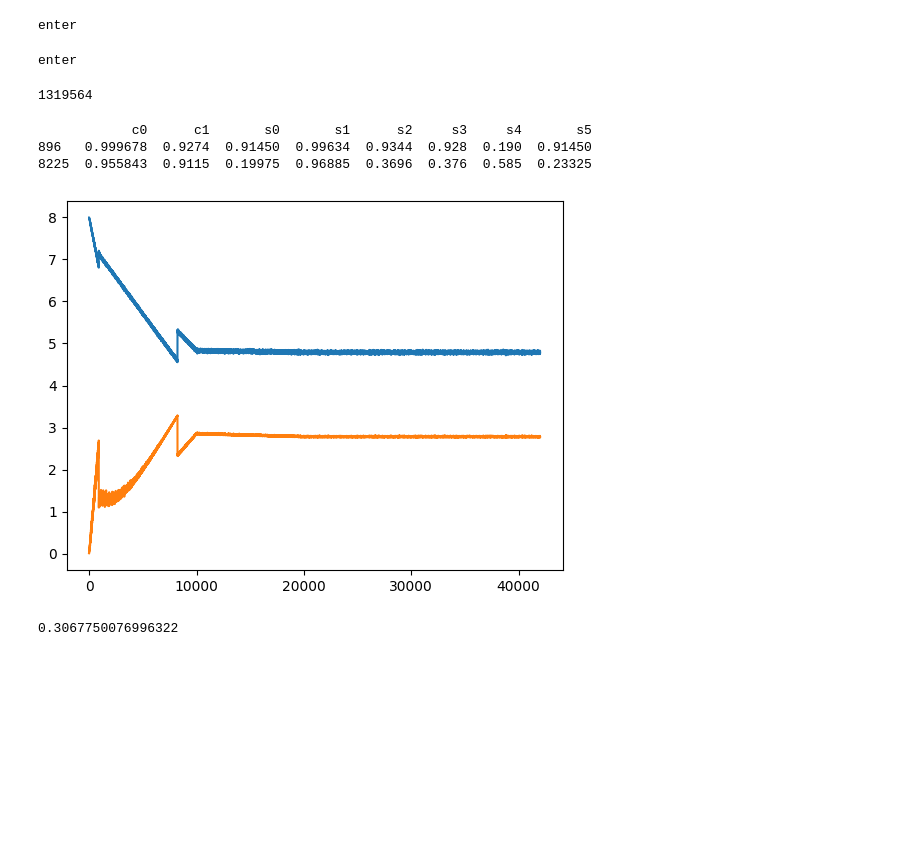
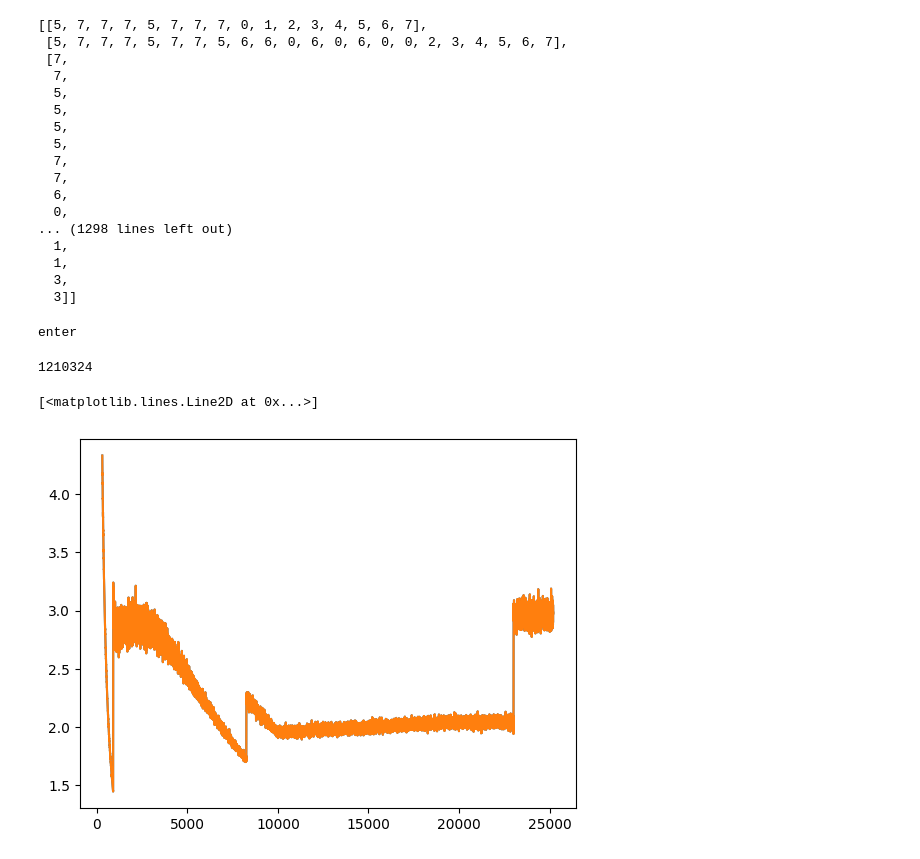
Before and after one commit to calzadaharo/TFM_ACES, a Jupyter notebook: TFM.ipynb, the cells around one changed output. Drawn from its saved outputs; the diff is of its cells as text; code cells hidden in the pictures; blank space fills up the shorter version.

Commit message:
Generating dataset

```diff
--- a/TFM.ipynb
+++ b/TFM.ipynb
@@ -207,39 +323,51 @@ arch = Architecture()
+# %%
+offline_dataset['actions']
+# %% [output]
+[[5, 7, 7, 7, 5, 7, 7, 7, 0, 1, 2, 3, 4, 5, 6, 7],
+ [5, 7, 7, 7, 5, 7, 7, 5, 6, 6, 0, 6, 0, 6, 0, 0, 2, 3, 4, 5, 6, 7],
+ [7,
+  7,
+  5,
+  5,
+  5,
+  5,
+  7,
+  7,
+  6,
+  0,
+... (1298 lines left out)
+  1,
+  1,
+  3,
+  3]]
 # %%
 executions = ['a1','a2','mc','a1','ai_a2','mc','a3','ai_a1','mc','a1','ai_a3','mc','a2','a3','ai_a2','mc','ai_a1','a1','mc','ai_a3','ai_mc']
 
-df = pd.DataFrame(columns=['c0','c1','s0','s1','s2','s3','s4','s5'])
+free_spaces200 = pd.DataFrame(columns=['c0','c1','s0','s1','s2','s3','s4','s5'])
+latencies200 = pd.Series()
 
-for j in tqdm(range(2000)):
+for j in tqdm(range(1000)):
     for i in executions:
         arch.generate(i)
         arch.heart_beat()
-        df.loc[len(df)] = list(arch.greedy_algorithm().values())
-        # print(list(arch.free_space().values()))
-# arch.generate('a1')
-# arch.heart_beat()
-# arch.generate('ai_a1')
-# arch.heart_beat()
-# print(arch.data_types, arch.data_allocation, arch.data_times)
-# arch.free_space()
+        free_spaces200.loc[len(free_spaces200)] = list(arch.greedy_algorithm().values())
+        latencies200.loc[len(latencies200)] = arch.compute_total_latency()
 print(arch.compute_total_latency())
 # %% [output]
 enter
-enter
+1210324
-1319564
-# %%
-print(df[(df<=0.2).any(axis=1)])
-# df_test = df.loc[1:2]
-df_test = df.sum(axis=1)
-df_test2 = df.std(axis=1)*10
-plt.plot(df_test)
-plt.plot(df_test2)
-plt.show()
-# %% [output]
-            c0      c1       s0       s1      s2     s3     s4       s5
-896   0.999678  0.9274  0.91450  0.99634  0.9344  0.928  0.190  0.91450
-8225  0.955843  0.9115  0.19975  0.96885  0.3696  0.376  0.585  0.23325
-[figure, removed]
-# %%
-np.std(df.loc[8225])
-# %% [output]
-0.3067750076996322
+# %%
+# print(free_spaces500[(free_spaces500<=0.2).any(axis=1)])
+# free_spaces500.loc[2000:2050]
+# free_spaces_test = free_spaces.loc[1:2]
+# free_spaces_test = free_spaces.sum(axis=1)
+whole_free_spaces = pd.concat([free_spaces,free_spaces500], ignore_index=True)
+whole_latencies = pd.concat([latencies,latencies500], ignore_index=True)
+std = whole_free_spaces.std(axis=1)
+# # plt.plot(free_spaces_test)
+plt.plot(0.5*(1/std.loc[300:]))
+plt.plot(0.5*(1/(std.loc[300:]+0.00001)))
+# plt.show()
+# %% [output]
+[<matplotlib.lines.Line2D at 0x...>]
+[figure, added]
```
Also changed, not shown: parts of 8 cells of this notebook.
